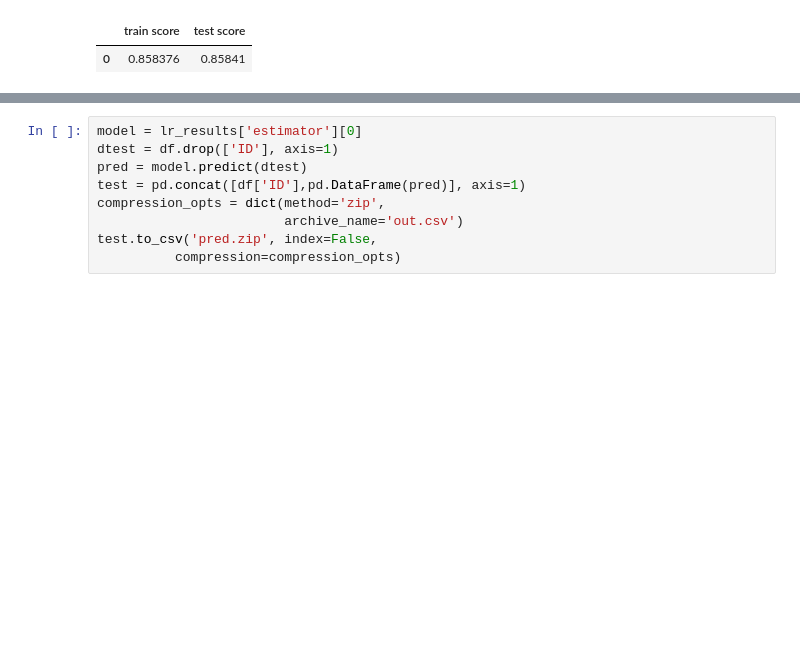
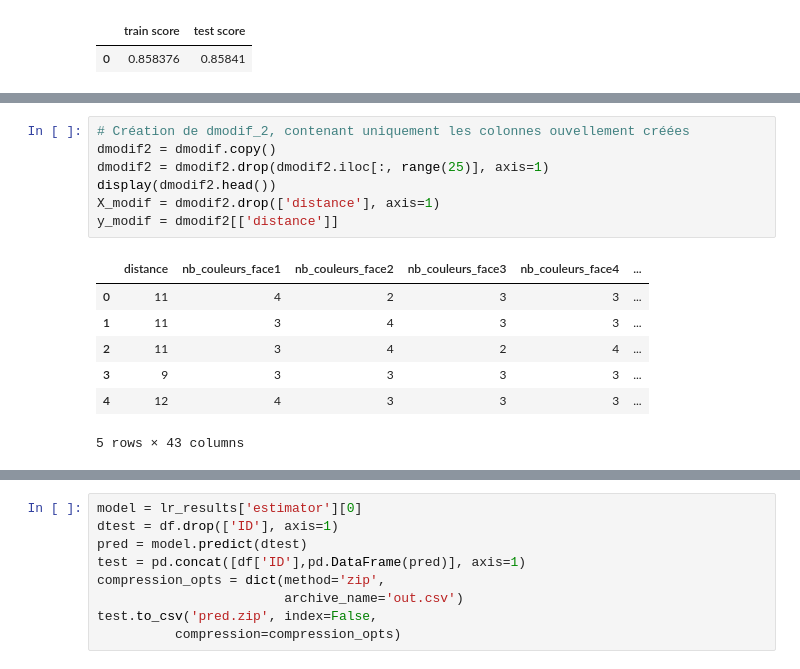
Before and after one commit to tintamaria95/MLProject-Rubik-s-Cube, a Jupyter notebook: projetML.ipynb, the cells around one changed output, grey strips where cells are left out. Drawn from its saved outputs; the diff is of its cells as text; blank space fills up the shorter version.

```diff
--- a/projetML.ipynb
+++ b/projetML.ipynb
@@ -526,0 +633,15 @@ Adaboost Model MAE scores
+# %%
+# Création de dmodif_2, contenant uniquement les colonnes ouvellement créées
+dmodif2 = dmodif.copy()
+dmodif2 = dmodif2.drop(dmodif2.iloc[:, range(25)], axis=1)
+display(dmodif2.head())
+X_modif = dmodif2.drop(['distance'], axis=1)
+y_modif = dmodif2[['distance']]
+# %% [output]
+|  | distance | nb_couleurs_face1 | nb_couleurs_face2 | nb_couleurs_face3 | nb_couleurs_face4 | ... |
+| 0 | 11 | 4 | 2 | 3 | 3 | ... |
+| 1 | 11 | 3 | 4 | 3 | 3 | ... |
+| 2 | 11 | 3 | 4 | 2 | 4 | ... |
+| 3 | 9 | 3 | 3 | 3 | 3 | ... |
+| 4 | 12 | 4 | 3 | 3 | 3 | ... |
+5 rows × 43 columns
```
Also changed, not shown: parts of 15 cells of this notebook, 3 other files.
